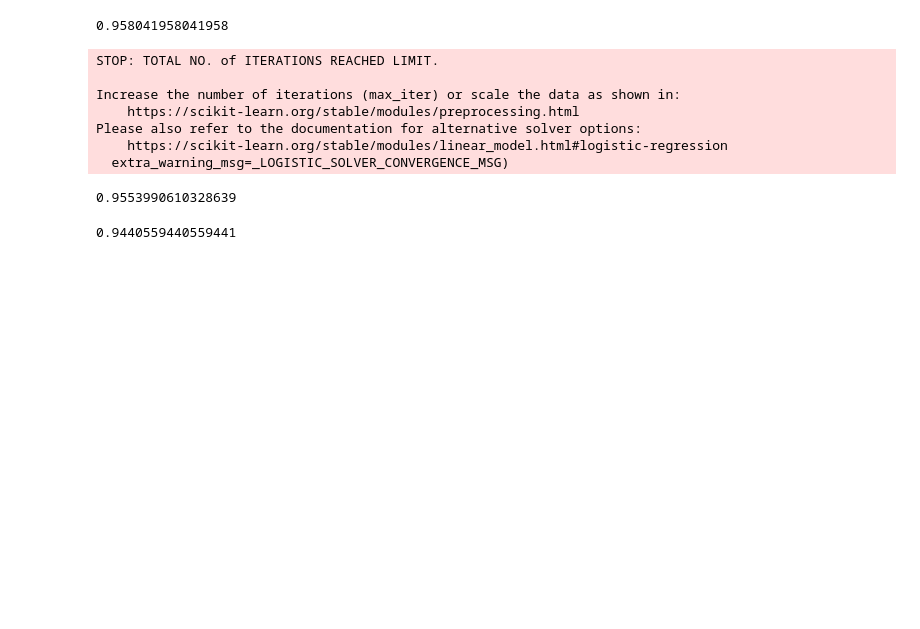
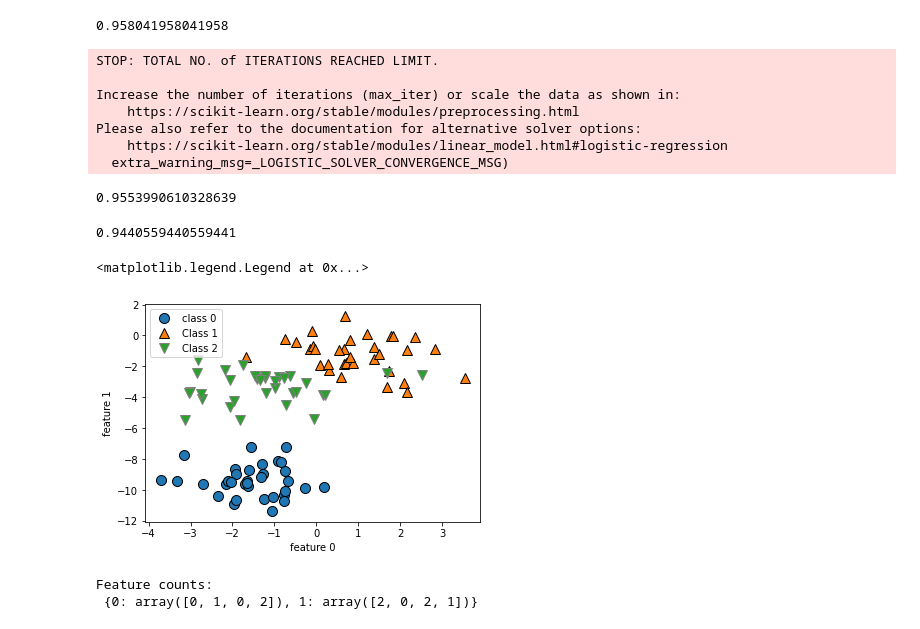
Before and after one commit to seokjinwoo/randomforest, a Jupyter notebook: mglearn.ipynb, the cells around one changed output. Cells and saved outputs as stored; diff of their text form; code cells hidden in the pictures; blank space fills up the shorter version.

```diff
--- a/mglearn.ipynb
+++ b/mglearn.ipynb
@@ -374,0 +380,12 @@ logreg100.score(X_test, y_test)
+# %%
+X, y = make_blobs(random_state=2)
+# %%
+import matplotlib.pyplot as plt
+
+mglearn.discrete_scatter(X[:,0], X[:,1], y)
+plt.xlabel("feature 0")
+plt.ylabel("feature 1")
+plt.legend(["class 0", "Class 1", "Class 2"])
+# %% [output]
+<matplotlib.legend.Legend at 0x...>
+[figure, added]
@@ -374,0 +403,8 @@ logreg100.score(X_test, y_test)
+# %%
+for label in np.unique(y):
+  counts[label] = X[y == label].sum(axis  = 0)
+
+print("Feature counts:\n", counts)
+# %% [output]
+Feature counts:
+ {0: array([0, 1, 0, 2]), 1: array([2, 0, 2, 1])}
```
Also changed, not shown: parts of 27 cells of this notebook.
